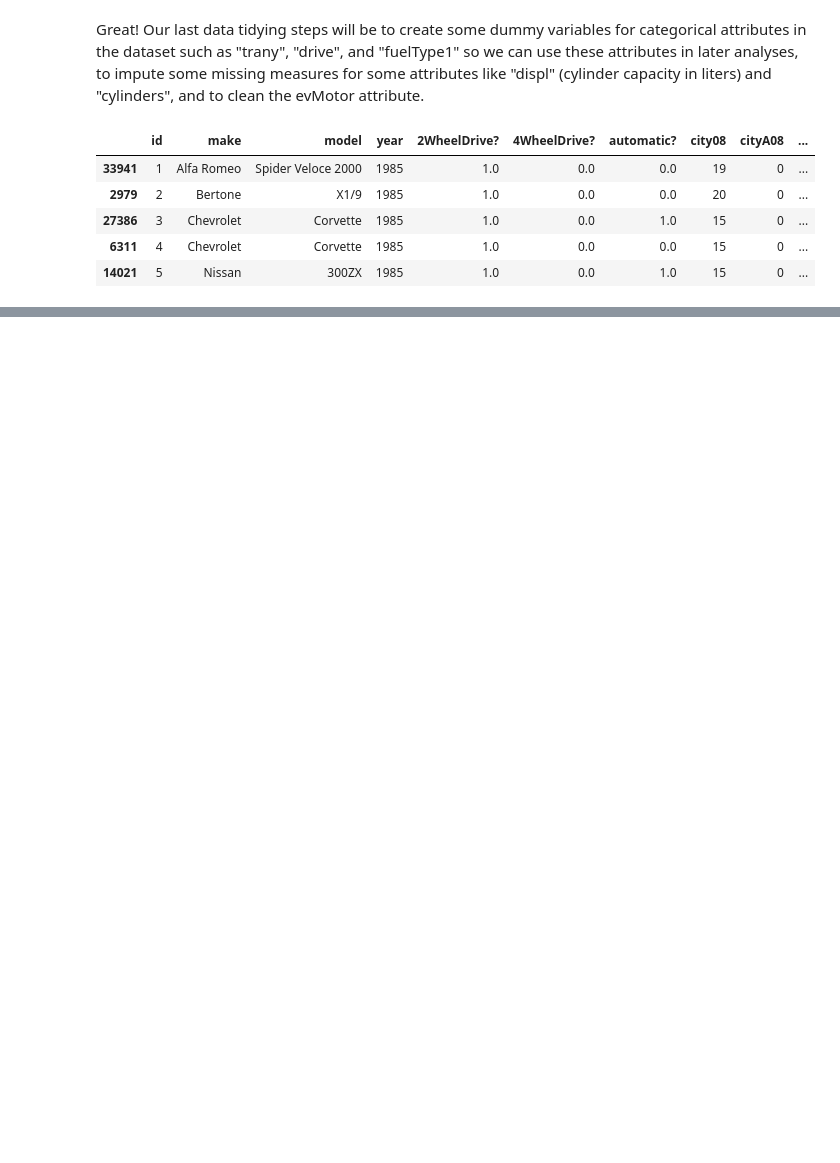
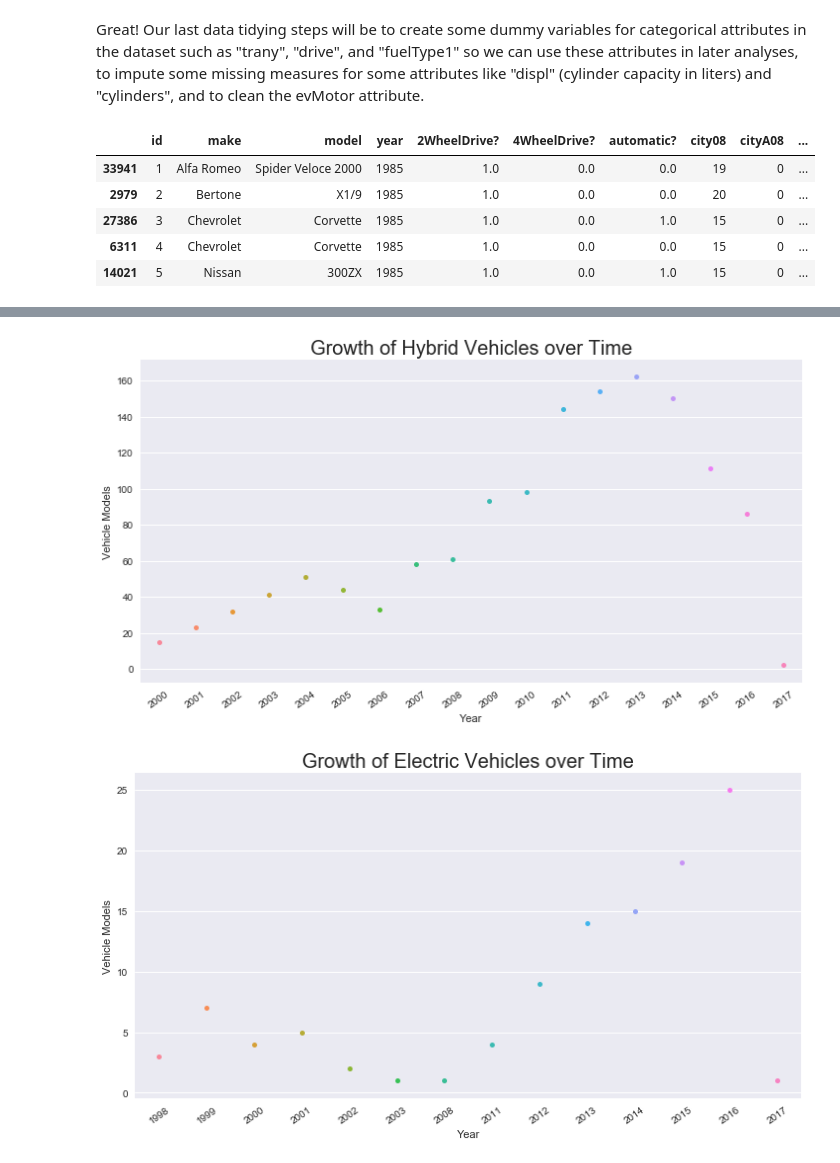
Before and after one commit to jnfoote76/fuel-economy-analysis, a Jupyter notebook: Final Tutorial.ipynb, the cells around one changed output, grey strips where cells are left out. Cells and saved outputs as stored; diff of their text form; code cells hidden in the pictures; blank space fills up the shorter version.

Commit message:
Exploration for hybrid and electric cars

```diff
--- a/Final Tutorial.ipynb
+++ b/Final Tutorial.ipynb
@@ -65,7 +66,7 @@ drop = ['UCity', 'UCityA', 'atvType', 'barrels08', 'barrelsA08', 'fuelType', \
        'co2', 'co2A', 'comb08U', 'combA08U', 'engId', 'eng_dscr', 'fuelCost08', \
        'fuelCostA08', 'guzzler', 'highway08U', 'highwayA08U', 'mfrCode', \
        'mpgData', 'trans_dscr', 'VClass', 'youSaveSpend', 'hlv', 'hpv', 'lv2', \
-       'lv4', 'pv2', 'pv4', 'ghgScore', 'ghgScoreA', 'feScore']
+       'lv4', 'pv2', 'pv4', 'ghgScore', 'ghgScoreA', 'feScore', 'rangeA']
 
 #Collect columns which are are mostly empty.
 #The print statement can be uncommented to see which
@@ -229,0 +235,29 @@ So....
+# %%
+#create a simple data frame with year and model count for hybrid cars
+hybrids = df.loc[(df['fuelType2?'] == 1)]
+hybridAgg = pd.DataFrame(columns = ['Year', 'Vehicle Models'])
+sums = dict(hybrids.groupby('year').size())
+for year, count in sums.items():
+    hybridAgg = hybridAgg.append([{'Year': year, 'Vehicle Models': count}])
+
+#create a simple data frame with year and model count for electric cars
+electrics = df.loc[(df['electric?'] == 1)]
+electricAgg = pd.DataFrame(columns = ['Year', 'Vehicle Models'])
+sums = dict(electrics.groupby('year').size())
+for year, count in sums.items():
+    electricAgg = electricAgg.append([{'Year': year, 'Vehicle Models': count}])
+
+#plot each data frame as a stripplot
+plt.figure(figsize=(12,6))
+hybridPlot = sns.stripplot(x='Year', y='Vehicle Models', data=hybridAgg)
+plt.title('Growth of Hybrid Vehicles over Time', fontsize=20)
+hybridPlot.set_xticklabels(hybridAgg['Year'].astype(int), rotation=35)
+sns.plt.show()
+plt.figure(figsize=(12,6))
+electricPlot = sns.stripplot(x='Year', y='Vehicle Models', data=electricAgg)
+plt.title('Growth of Electric Vehicles over Time', fontsize=20)
+electricPlot.set_xticklabels(electricAgg['Year'].astype(int), rotation=35)
+sns.plt.show()
+# %% [output]
+[figure, added]
+[figure, added]
```
Also changed, not shown: parts of 12 cells of this notebook.
